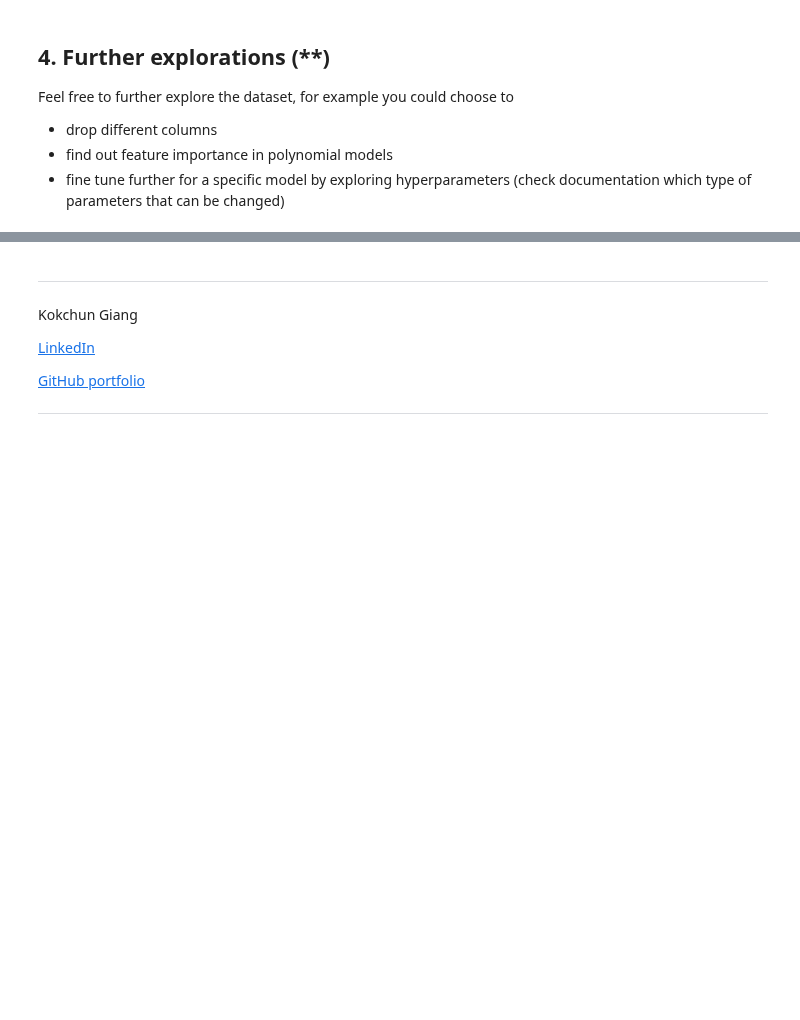
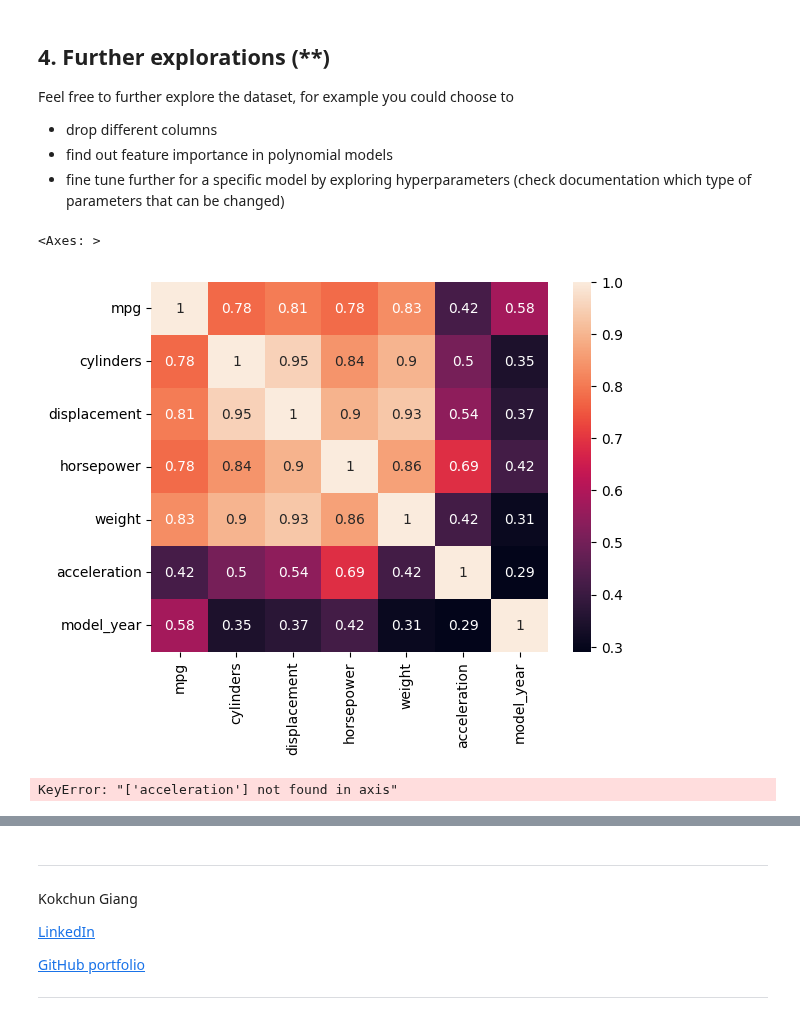
Before and after one commit to Shoresh613/Machine-Learning-Mikael-Folkesson, a Jupyter notebook: Exercises/E01_sklearn.ipynb, the cells around one changed output, grey strips where cells are left out. Cells and saved outputs as stored; diff of their text form; code cells hidden in the pictures; blank space fills up the shorter version.

```diff
--- a/Exercises/E01_sklearn.ipynb
+++ b/Exercises/E01_sklearn.ipynb
@@ -147,7 +158,8 @@ import pandas as pd
 from sklearn.model_selection import train_test_split
 
 # Splitting the data into train and test sets
-X = df.drop(['mpg', 'origin', 'name'], axis=1)
+cleaned_df = df.drop(['origin', 'name'], axis=1)
+X = cleaned_df.drop(['mpg'], axis=1)
 y = df['mpg']
 
 X_train, X_test, y_train, y_test = train_test_split(X, y, test_size=0.2, random_state=42)
@@ -244,3 +300,14 @@ Feel free to further explore the dataset, for example you could choose to
 - drop different columns
 - find out feature importance in polynomial models
 - fine tune further for a specific model by exploring hyperparameters (check documentation which type of parameters that can be changed)
+# %%
+sns.heatmap(cleaned_df.corr().abs(), annot=True)
+# %% [output]
+<Axes: >
+[figure, added]
+# %%
+# Acceleration is not very higly correlated with mpg, but with horsepower, so we drop it.
+
+cleaned_df = cleaned_df.drop("acceleration", axis=1)
+# %% [output]
+KeyError: "['acceleration'] not found in axis"
```
Also changed, not shown: parts of 16 cells of this notebook, 16 other files.
